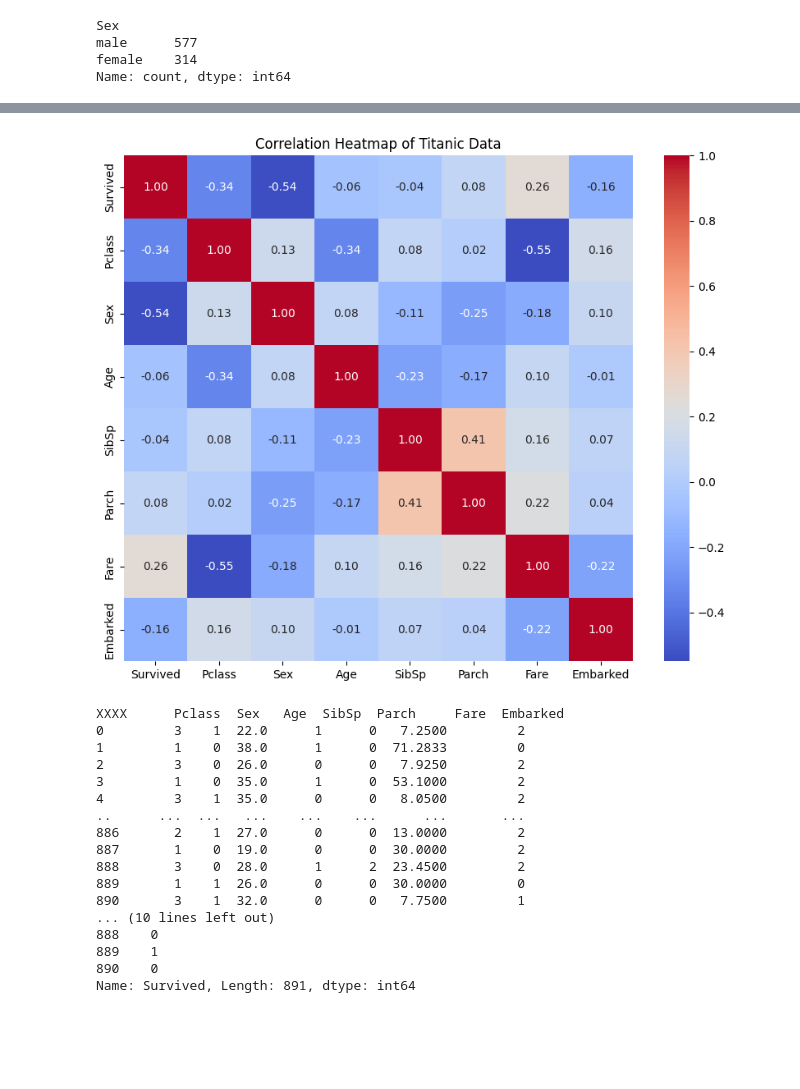
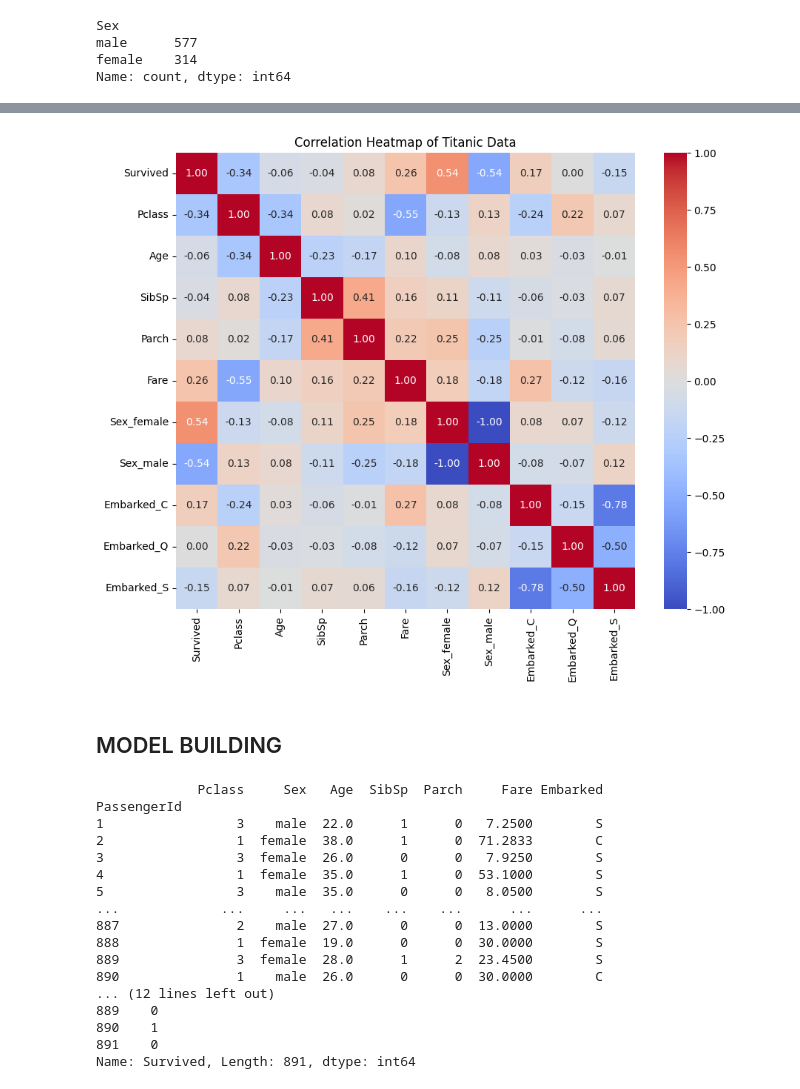
Before and after one commit to roshanafrankie/Data-Science-Portfolio, a Jupyter notebook: Titanic Survival/EDA.ipynb, the cells around one changed output, grey strips where cells are left out. Drawn from its saved outputs; the diff is of its cells as text; code cells hidden in the pictures; blank space fills up the shorter version.

Commit message:
change the model

```diff
--- a/Titanic Survival/EDA.ipynb
+++ b/Titanic Survival/EDA.ipynb
@@ -172,0 +160,3 @@ max            891         1       3   80      8      6   512
+# %%
+df.drop(["Name","Ticket"],axis=1,inplace=True)
+df.head()
@@ -221,3 +217,0 @@ plt.show()
-# %%
-df.drop(["Name","Ticket","PassengerId"],axis=1,inplace=True)
-df.head()
@@ -231,6 +217,0 @@ df.head()
-# %%
-from sklearn.preprocessing import LabelEncoder
-le = LabelEncoder()
-
-df['Sex'] = le.fit_transform(df['Sex'])
-df['Embarked'] = le.fit_transform(df['Embarked'])
@@ -249,32 +218,36 @@ df.corr()
+# %%
+df_encoded = pd.get_dummies(df, columns=['Sex', 'Embarked'])
 # %%
 plt.figure(figsize=(10, 8))
 
-sns.heatmap(df.corr(), annot=True, cmap='coolwarm', fmt=".2f")
+sns.heatmap(df_encoded.corr(), annot=True, cmap='coolwarm', fmt=".2f")
 plt.title('Correlation Heatmap of Titanic Data')
 plt.show()
 # %% [output]
-[figure, old version]
+[figure, new version]
+# %% [markdown]
+## MODEL BUILDING
 # %%
 x=df.drop(["Survived"],axis=1)
 y=df["Survived"]
 # %%
-print("XXXX",x)
-print("YYYY",y)
+print(x)
+print(y)
 # %% [output]
-XXXX      Pclass  Sex   Age  SibSp  Parch     Fare  Embarked
-0         3    1  22.0      1      0   7.2500         2
-1         1    0  38.0      1      0  71.2833         0
-2         3    0  26.0      0      0   7.9250         2
-3         1    0  35.0      1      0  53.1000         2
-4         3    1  35.0      0      0   8.0500         2
-..      ...  ...   ...    ...    ...      ...       ...
-886       2    1  27.0      0      0  13.0000         2
-887       1    0  19.0      0      0  30.0000         2
-888       3    0  28.0      1      2  23.4500         2
-889       1    1  26.0      0      0  30.0000         0
-890       3    1  32.0      0      0   7.7500         1
-... (10 lines left out)
-888    0
-889    1
-890    0
+             Pclass     Sex   Age  SibSp  Parch     Fare Embarked
+PassengerId
+1                 3    male  22.0      1      0   7.2500        S
+2                 1  female  38.0      1      0  71.2833        C
+3                 3  female  26.0      0      0   7.9250        S
+4                 1  female  35.0      1      0  53.1000        S
+5                 3    male  35.0      0      0   8.0500        S
+...             ...     ...   ...    ...    ...      ...      ...
+887               2    male  27.0      0      0  13.0000        S
+888               1  female  19.0      0      0  30.0000        S
+889               3  female  28.0      1      2  23.4500        S
+890               1    male  26.0      0      0  30.0000        C
+... (12 lines left out)
+889    0
+890    1
+891    0
 Name: Survived, Length: 891, dtype: int64
```
Also changed, not shown: parts of 56 cells of this notebook, 1 other file.
